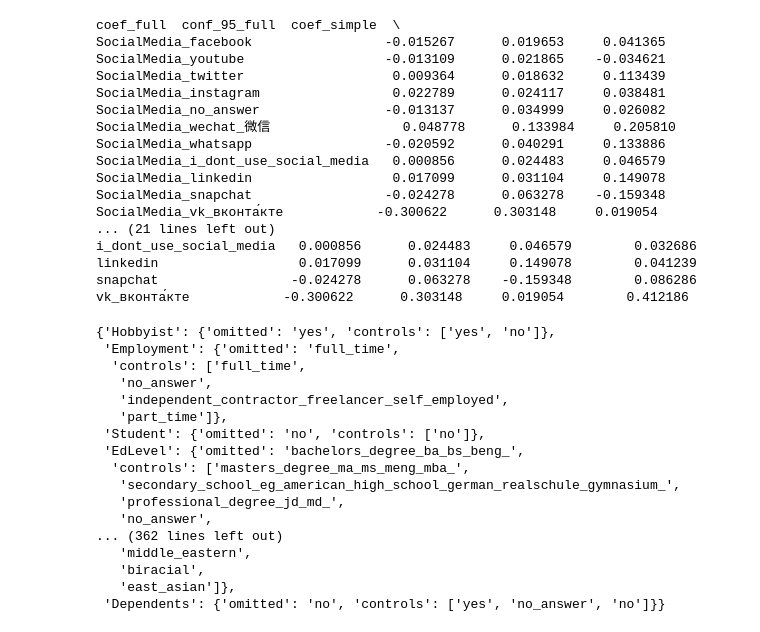
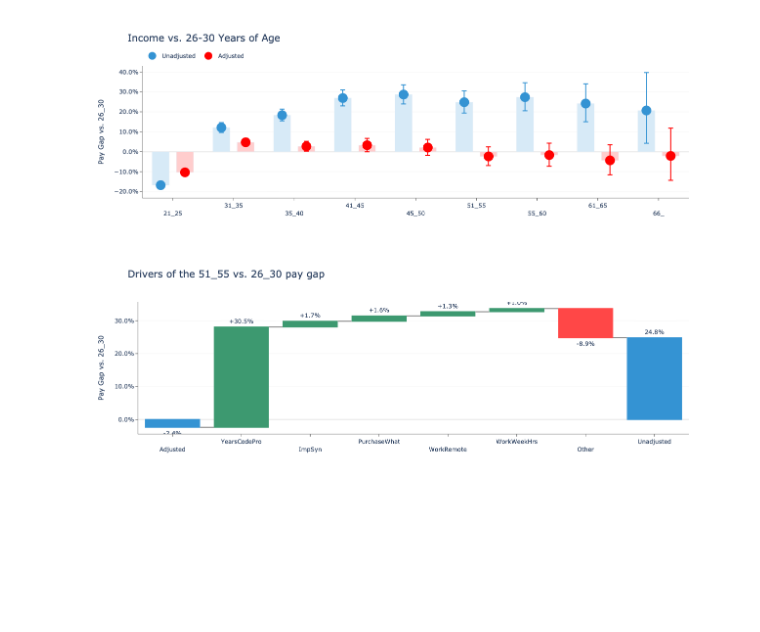
Before and after one commit to whoisnnamdi/highest-paid-software-developer-2019, a Jupyter notebook: dev-pay-2.ipynb, the cells around one changed output. Cells and saved outputs as stored; diff of their text form; code cells hidden in the pictures; blank space fills up the shorter version.

```diff
--- a/dev-pay-2.ipynb
+++ b/dev-pay-2.ipynb
@@ -240,7 +249,28 @@ def double_selection(df: pd.DataFrame,
 
     B = sfm.fit(W, Y).get_support()
 
+    """from scipy.stats import norm
+
+    n = len(Y)
+    p = W.shape[1]
+
+    print(n, p)
+
+    alpha = 1.1 * np.sqrt(n) * norm.ppf(1 - 0.05 / (2 * p))
+
+    return sm.OLS(X["DevType_back_end"].astype(float), W.astype(float)).fit_regularized(method="sqrt_lasso", alpha=alpha).params
+
+    print(clf.alpha_)
+    print(sum(clf.coef_ > 0))
+    d = pd.DataFrame([W.columns, clf.coef_])
+    print(d)
+    #print(clf.fit(W, Y).mse_path_)
+    plt.plot(-np.log10(clf.alphas_), clf.mse_path_, ':')"""
+
     return pd.concat([W.T[A | B].T, X], axis=1)
+# %%
+def unlog(logged):
+    return np.e**(logged) - 1
 # %%
 def output_graph(df: pd.DataFrame,
                  controls: dict,
@@ -552,49 +591,15 @@ def output_waterfall(df: pd.DataFrame,
 
     fig.show()
 # %%
-test, est = output_graph(data_2019, controls, True, "SocialMedia", "race", "Income vs. Reddit")
+test, est = output_graph(data_2019, controls, True, "Age")
 # %% [output]
-coef_full  conf_95_full  coef_simple  \
-SocialMedia_facebook                 -0.015267      0.019653     0.041365
-SocialMedia_youtube                  -0.013109      0.021865    -0.034621
-SocialMedia_twitter                   0.009364      0.018632     0.113439
-SocialMedia_instagram                 0.022789      0.024117     0.038481
-SocialMedia_no_answer                -0.013137      0.034999     0.026082
-SocialMedia_wechat_微信                 0.048778      0.133984     0.205810
-SocialMedia_whatsapp                 -0.020592      0.040291     0.133886
-SocialMedia_i_dont_use_social_media   0.000856      0.024483     0.046579
-SocialMedia_linkedin                  0.017099      0.031104     0.149078
-SocialMedia_snapchat                 -0.024278      0.063278    -0.159348
-SocialMedia_vk_вконта́кте            -0.300622      0.303148     0.019054
-... (21 lines left out)
-i_dont_use_social_media   0.000856      0.024483     0.046579        0.032686
-linkedin                  0.017099      0.031104     0.149078        0.041239
-snapchat                 -0.024278      0.063278    -0.159348        0.086286
-vk_вконта́кте            -0.300622      0.303148     0.019054        0.412186
+[figure, added]
 # %%
-cat = "SocialMedia"
-exp = "whatsapp"
+cat = "Age"
+exp = "51_55"
 
 output, coef_full = explain(data_2019, est, controls, cat, exp, 5)
 
 output_waterfall(output, coef_full, controls, cat, exp)
+# %% [output]
+[figure, added]
-# %%
-controls
-# %% [output]
-{'Hobbyist': {'omitted': 'yes', 'controls': ['yes', 'no']},
- 'Employment': {'omitted': 'full_time',
-  'controls': ['full_time',
-   'no_answer',
-   'independent_contractor_freelancer_self_employed',
-   'part_time']},
- 'Student': {'omitted': 'no', 'controls': ['no']},
- 'EdLevel': {'omitted': 'bachelors_degree_ba_bs_beng_',
-  'controls': ['masters_degree_ma_ms_meng_mba_',
-   'secondary_school_eg_american_high_school_german_realschule_gymnasium_',
-   'professional_degree_jd_md_',
-   'no_answer',
-... (362 lines left out)
-   'middle_eastern',
-   'biracial',
-   'east_asian']},
- 'Dependents': {'omitted': 'no', 'controls': ['yes', 'no_answer', 'no']}}
```
Also changed, not shown: parts of 18 cells of this notebook.
